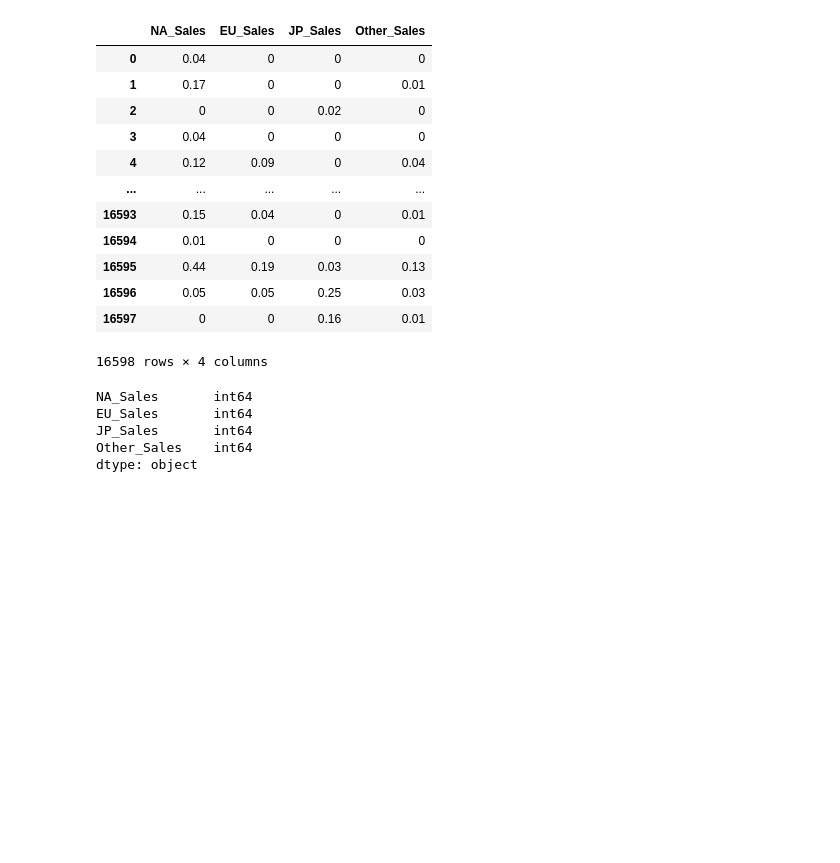
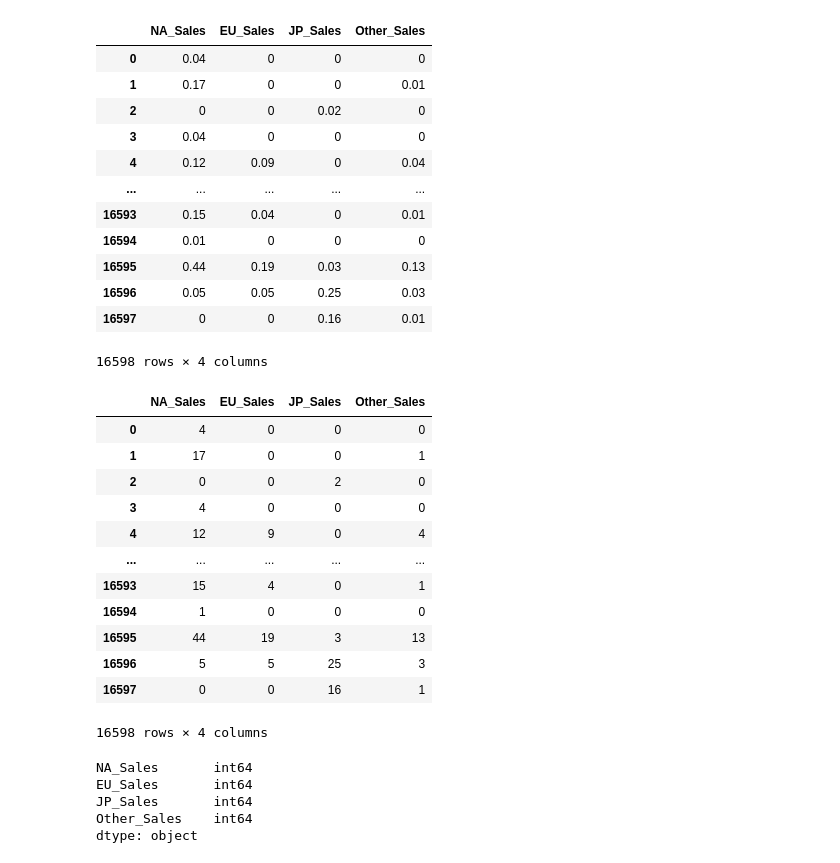
Before and after one commit to Harry-000/cs-section-project, a Jupyter notebook: AI06_Section1_Project.ipynb, the cells around one changed output. Cells and saved outputs as stored; diff of their text form; code cells hidden in the pictures; blank space fills up the shorter version.

```diff
--- a/AI06_Section1_Project.ipynb
+++ b/AI06_Section1_Project.ipynb
@@ -65,6 +80,22 @@ country_sales = (country_sales
                  .apply(toCount)
                  .astype(int)
 )
+# %%
+country_sales
+# %% [output]
+|  | NA_Sales | EU_Sales | JP_Sales | Other_Sales |
+| 0 | 4 | 0 | 0 | 0 |
+| 1 | 17 | 0 | 0 | 1 |
+| 2 | 0 | 0 | 2 | 0 |
+| 3 | 4 | 0 | 0 | 0 |
+| 4 | 12 | 9 | 0 | 4 |
+| ... | ... | ... | ... | ... |
+| 16593 | 15 | 4 | 0 | 1 |
+| 16594 | 1 | 0 | 0 | 0 |
+| 16595 | 44 | 19 | 3 | 13 |
+| 16596 | 5 | 5 | 25 | 3 |
+| 16597 | 0 | 0 | 16 | 1 |
+16598 rows × 4 columns
 # %%
 country_sales.dtypes
 # %% [output]
```
Also changed, not shown: parts of 1 cell of this notebook.
